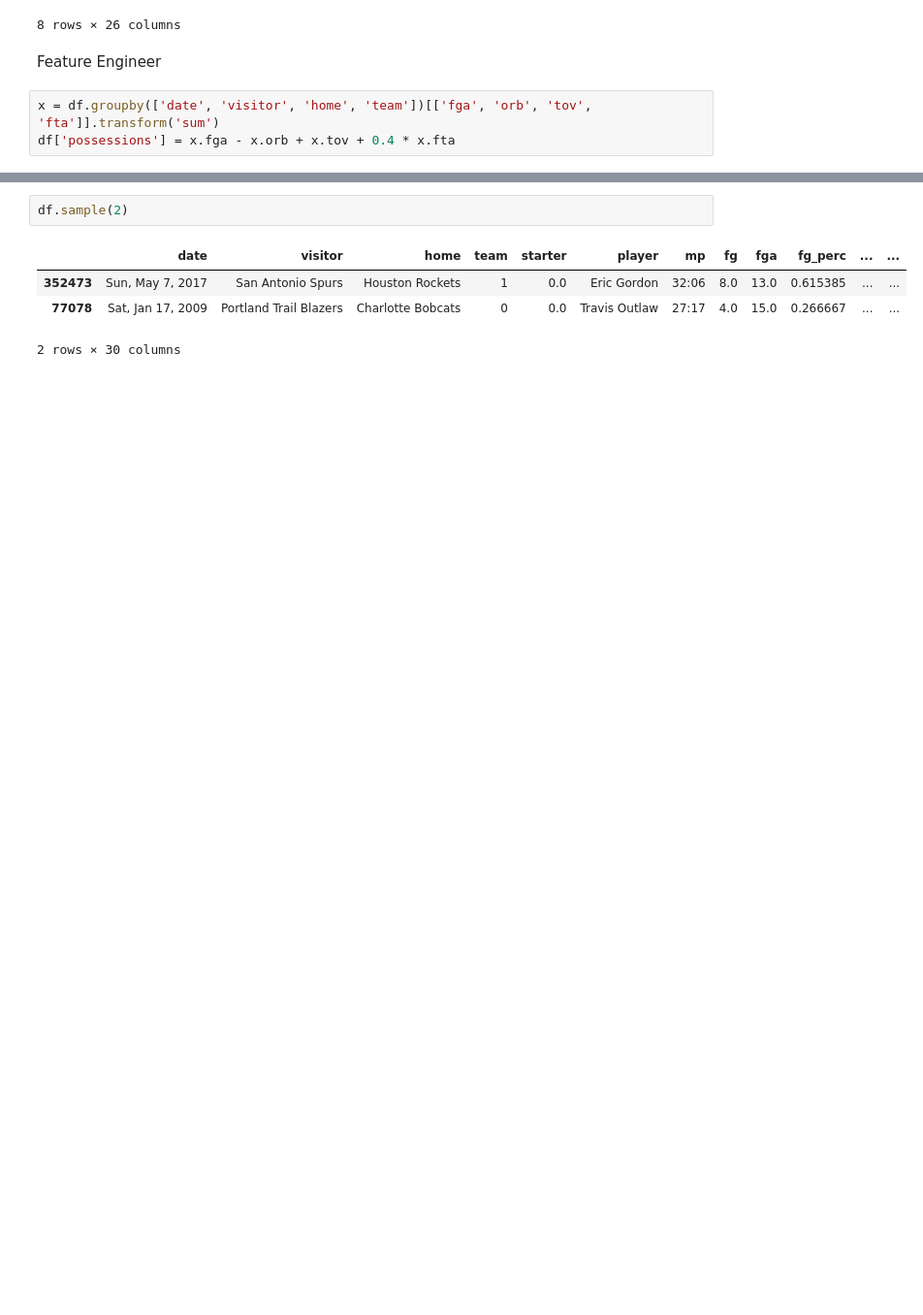
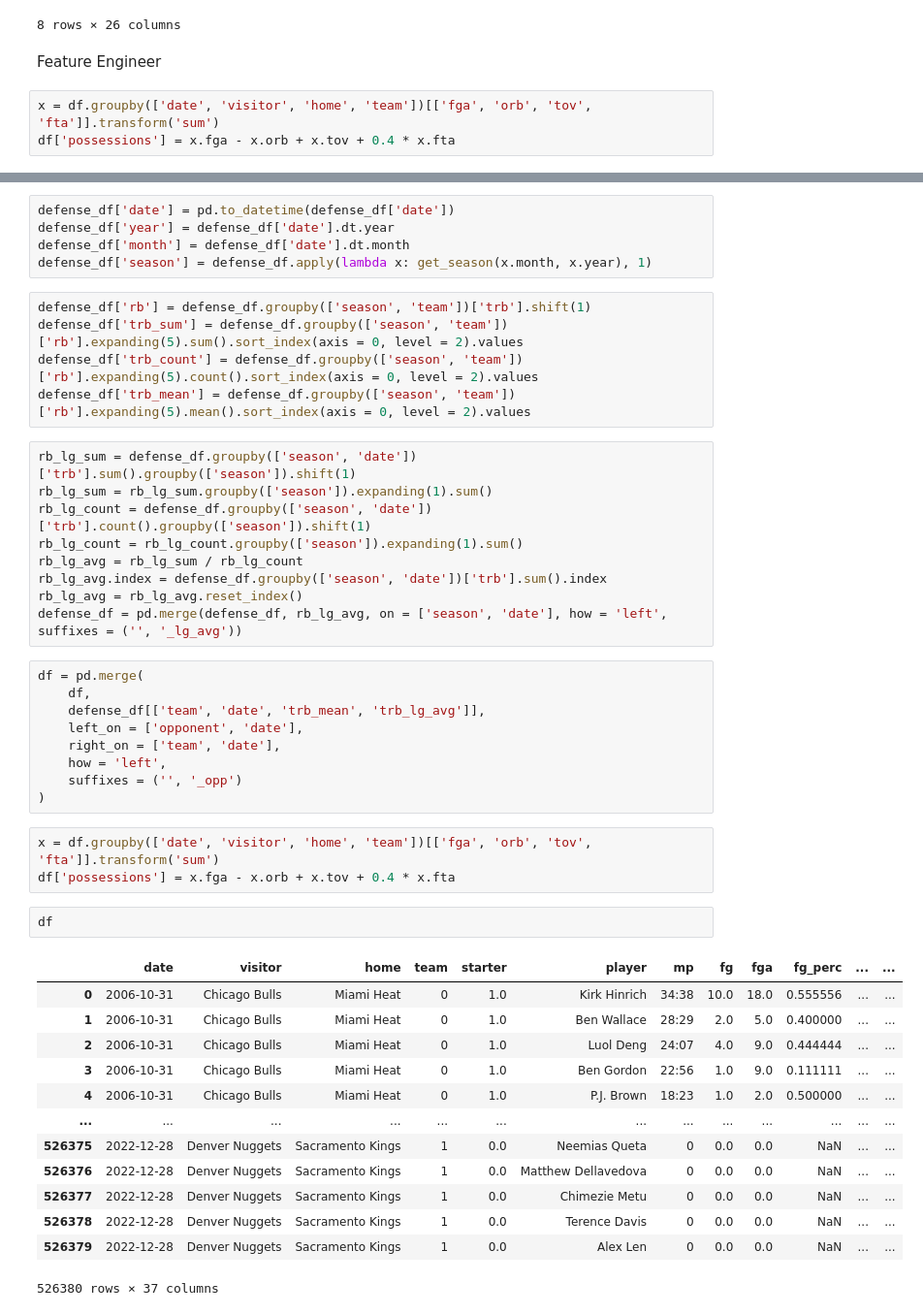
Before and after one commit to tylerengland25/NBA, a Jupyter notebook: modeling/player_props/rebounds/eda.ipynb, the cells around one changed output, grey strips where cells are left out. Shown at 97% size. Drawn from its saved outputs; the diff is of its cells as text; blank space fills up the shorter version.

```diff
--- a/modeling/player_props/rebounds/eda.ipynb
+++ b/modeling/player_props/rebounds/eda.ipynb
@@ -95,7 +110,47 @@ def
+# %%
+defense_df['date'] = pd.to_datetime(defense_df['date'])
+defense_df['year'] = defense_df['date'].dt.year
+defense_df['month'] = defense_df['date'].dt.month
+defense_df['season'] = defense_df.apply(lambda x: get_season(x.month, x.year), 1)
+# %%
+defense_df['rb'] = defense_df.groupby(['season', 'team'])['trb'].shift(1)
+defense_df['trb_sum'] = defense_df.groupby(['season', 'team'])['rb'].expanding(5).sum().sort_index(axis = 0, level = 2).values
+defense_df['trb_count'] = defense_df.groupby(['season', 'team'])['rb'].expanding(5).count().sort_index(axis = 0, level = 2).values
+defense_df['trb_mean'] = defense_df.groupby(['season', 'team'])['rb'].expanding(5).mean().sort_index(axis = 0, level = 2).values
+# %%
+rb_lg_sum = defense_df.groupby(['season', 'date'])['trb'].sum().groupby(['season']).shift(1)
+rb_lg_sum = rb_lg_sum.groupby(['season']).expanding(1).sum()
+rb_lg_count = defense_df.groupby(['season', 'date'])['trb'].count().groupby(['season']).shift(1)
+rb_lg_count = rb_lg_count.groupby(['season']).expanding(1).sum()
+rb_lg_avg = rb_lg_sum / rb_lg_count
+rb_lg_avg.index = defense_df.groupby(['season', 'date'])['trb'].sum().index
+rb_lg_avg = rb_lg_avg.reset_index()
+defense_df = pd.merge(defense_df, rb_lg_avg, on = ['season', 'date'], how = 'left', suffixes = ('', '_lg_avg'))
+# %%
+df = pd.merge(
+    df,
+    defense_df[['team', 'date', 'trb_mean', 'trb_lg_avg']],
+    left_on = ['opponent', 'date'],
+    right_on = ['team', 'date'],
+    how = 'left',
+    suffixes = ('', '_opp')
+)
+# %%
+x = df.groupby(['date', 'visitor', 'home', 'team'])[['fga', 'orb', 'tov', 'fta']].transform('sum')
+df['possessions'] = x.fga - x.orb + x.tov + 0.4 * x.fta
 # %%
-df.sample(2)
+df
 # %% [output]
 |  | date | visitor | home | team | starter | player | mp | fg | fga | fg_perc | ... | ... |
-| 352473 | Sun, May 7, 2017 | San Antonio Spurs | Houston Rockets | 1 | 0.0 | Eric Gordon | 32:06 | 8.0 | 13.0 | 0.615385 | ... | ... |
-| 77078 | Sat, Jan 17, 2009 | Portland Trail Blazers | Charlotte Bobcats | 0 | 0.0 | Travis Outlaw | 27:17 | 4.0 | 15.0 | 0.266667 | ... | ... |
+| 0 | 2006-10-31 | Chicago Bulls | Miami Heat | 0 | 1.0 | Kirk Hinrich | 34:38 | 10.0 | 18.0 | 0.555556 | ... | ... |
+| 1 | 2006-10-31 | Chicago Bulls | Miami Heat | 0 | 1.0 | Ben Wallace | 28:29 | 2.0 | 5.0 | 0.400000 | ... | ... |
+| 2 | 2006-10-31 | Chicago Bulls | Miami Heat | 0 | 1.0 | Luol Deng | 24:07 | 4.0 | 9.0 | 0.444444 | ... | ... |
+| 3 | 2006-10-31 | Chicago Bulls | Miami Heat | 0 | 1.0 | Ben Gordon | 22:56 | 1.0 | 9.0 | 0.111111 | ... | ... |
+| 4 | 2006-10-31 | Chicago Bulls | Miami Heat | 0 | 1.0 | P.J. Brown | 18:23 | 1.0 | 2.0 | 0.500000 | ... | ... |
+| ... | ... | ... | ... | ... | ... | ... | ... | ... | ... | ... | ... | ... |
+| 526375 | 2022-12-28 | Denver Nuggets | Sacramento Kings | 1 | 0.0 | Neemias Queta | 0 | 0.0 | 0.0 | NaN | ... | ... |
+| 526376 | 2022-12-28 | Denver Nuggets | Sacramento Kings | 1 | 0.0 | Matthew Dellavedova | 0 | 0.0 | 0.0 | NaN | ... | ... |
+| 526377 | 2022-12-28 | Denver Nuggets | Sacramento Kings | 1 | 0.0 | Chimezie Metu | 0 | 0.0 | 0.0 | NaN | ... | ... |
+| 526378 | 2022-12-28 | Denver Nuggets | Sacramento Kings | 1 | 0.0 | Terence Davis | 0 | 0.0 | 0.0 | NaN | ... | ... |
+| 526379 | 2022-12-28 | Denver Nuggets | Sacramento Kings | 1 | 0.0 | Alex Len | 0 | 0.0 | 0.0 | NaN | ... | ... |
-2 rows × 30 columns
+526380 rows × 37 columns
```
Also changed, not shown: parts of 22 cells of this notebook.
